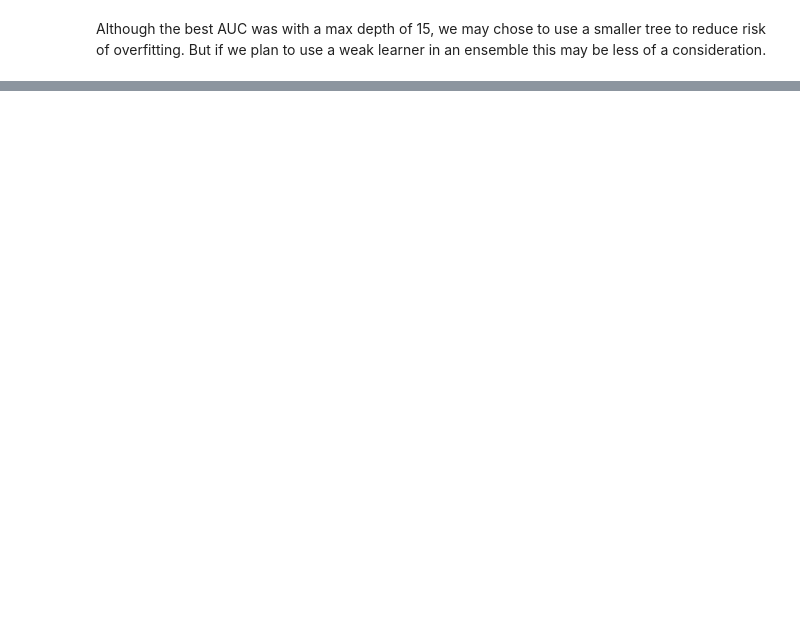
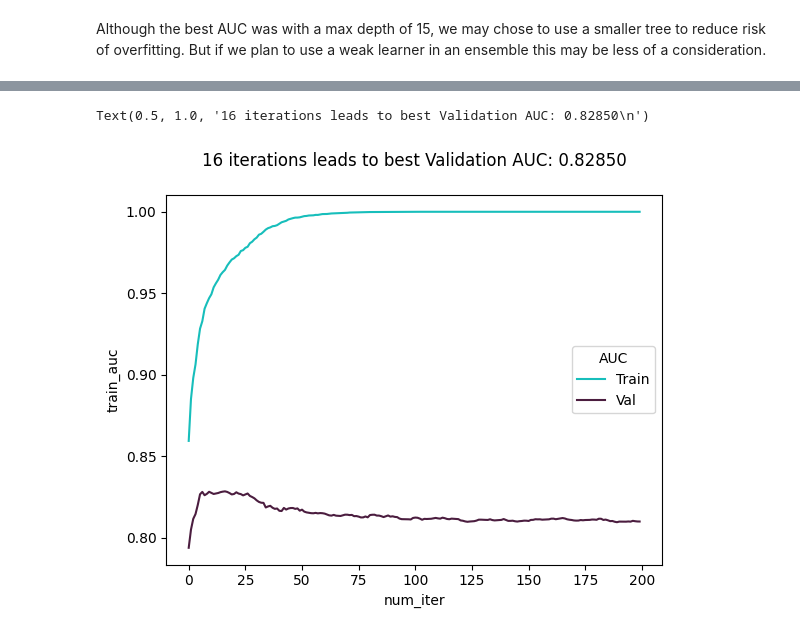
Before and after one commit to ShaniceWilliams/ml-zoomcamp, a Jupyter notebook: 06_Trees/6_credit_risk.ipynb, the cells around one changed output, grey strips where cells are left out. Saved outputs shown, nothing was run; the diff lists cells and outputs as text; code cells hidden in the pictures; blank space fills up the shorter version.

```diff
--- a/06_Trees/6_credit_risk.ipynb
+++ b/06_Trees/6_credit_risk.ipynb
@@ -683,0 +903,4 @@ Although the best AUC was with a max depth of 15, we may chose to use a smaller
+# %%
+s = output.stdout
+# %%
+line = s.split('\n')[0]
@@ -683,0 +923,19 @@ Although the best AUC was with a max depth of 15, we may chose to use a smaller
+# %%
+def parse_xgb_output(output):
+    results = []
+
+    for line in output.stdout.strip().split('\n'):
+        it_line, train_line, val_line = line.split('\t')
+
+        it = int(it_line.strip('[]'))
+        train = float(train_line.split(':')[1])
+        val = float(val_line.split(':')[1])
+
+        results.append((it, train, val))
+
+    columns = ['num_iter', 'train_auc', 'val_auc']
+    df_results = pd.DataFrame(results, columns=columns)
+
+    return df_results
+# %%
+df_scores = parse_xgb_output(output)
@@ -683,0 +967,8 @@ Although the best AUC was with a max depth of 15, we may chose to use a smaller
+# %%
+sns.lineplot(data=df_scores, x='num_iter', y='train_auc', label='Train', color='#17BEBBFF')
+sns.lineplot(data=df_scores, x='num_iter', y='val_auc', label='Val', color='#4B1D3FFF')
+plt.legend(title='AUC')
+plt.title("16 iterations leads to best Validation AUC: 0.82850\n")
+# %% [output]
+Text(0.5, 1.0, '16 iterations leads to best Validation AUC: 0.82850\n')
+[figure, added]
```
Also changed, not shown: parts of 44 cells of this notebook, 2 other files.
